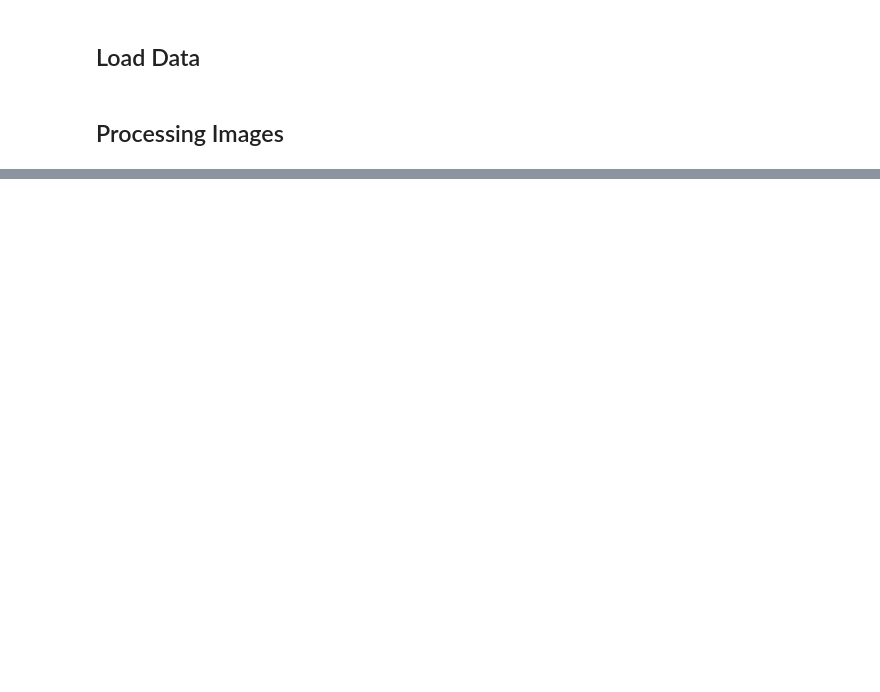
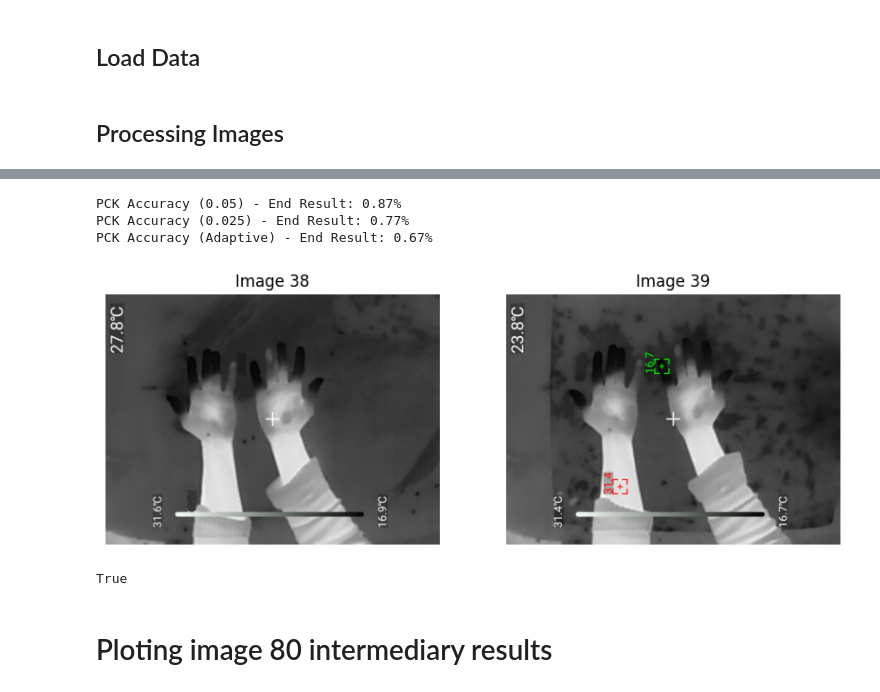
Before and after one commit to Zosiart/IR_Hand_Landmark_Recognition_Thesis_Project, a Jupyter notebook: src/landmark-recognition/compare-results.ipynb, the cells around one changed output, grey strips where cells are left out. Cells and saved outputs as stored; diff of their text form; code cells hidden in the pictures; blank space fills up the shorter version.

```diff
--- a/src/landmark-recognition/compare-results.ipynb
+++ b/src/landmark-recognition/compare-results.ipynb
@@ -690,15 +860,16 @@ def execute_transformation_pipeline_with_no_visible_fingers(image_path, image_na
     # Step 3: Enhance contrast using CLAHE
     clahe = cv2.createCLAHE(clipLimit=2.0, tileGridSize=(8, 8))
     enhanced_image = clahe.apply(image)
+    cv2.imwrite(f"../../resources/stylized-pictures/clahe/{image_name}_clahe.jpg", enhanced_image)
 
     # Step 4: Sharpen edges to highlight fingers
-    kernel = np.array([[-1, -1, -1],
-                       [-1,  9, -1],
-                       [-1, -1, -1]])
-    sharpened_image = cv2.filter2D(enhanced_image, -1, kernel)
-
-    # Change the image to RGB format
-    sharpened_image = cv2.cvtColor(sharpened_image, cv2.COLOR_GRAY2RGB)
+    # kernel = np.array([[-1, -1, -1],
+    #                    [-1,  9, -1],
+    #                    [-1, -1, -1]])
+    # sharpened_image = cv2.filter2D(enhanced_image, -1, kernel)
+    #
+    # # Change the image to RGB format
+    sharpened_image = cv2.cvtColor(enhanced_image, cv2.COLOR_GRAY2RGB)
 
     sharpened_image_path = f"../../resources/stylized-pictures/not_detected/sharpened/{image_name}_sharpened.png"
     cv2.imwrite(sharpened_image_path, sharpened_image)
@@ -1212,0 +1260,8 @@ Transformed Accuracy (Siggraph17): 65.05%
+# %%
+print(f"PCK Accuracy (0.05) - End Result: {pck_higher_threshold_end_result:.2f}%")
+print(f"PCK Accuracy (0.025) - End Result: {pck_lower_threshold_end_result:.2f}%")
+print(f"PCK Accuracy (Adaptive) - End Result: {pck_adaptive_end_result:.2f}%")
+# %% [output]
+PCK Accuracy (0.05) - End Result: 0.87%
+PCK Accuracy (0.025) - End Result: 0.77%
+PCK Accuracy (Adaptive) - End Result: 0.67%
@@ -1212,0 +1308,46 @@ Transformed Accuracy (Siggraph17): 65.05%
+# %%
+image_39_path = "../../resources/evaluation_dataset/IR/39_IMG20241127102649.jpg"
+image_39_name = "39_IMG20241127102649.jpg"
+image_38_path = "../../resources/evaluation_dataset/IR/38_IMG20241127102643.jpg"
+image_38_name = "38_IMG20241127102643.jpg"
+
+
+with open('../../resources/evaluation_dataset/IR_annotations/combined_FIX_IR.json', 'r') as f:
+    ground_truth_data = json.load(f)
+
+ground_truth_landmarks_39 = ground_truth_data[38]['landmarks']
+ground_truth_landmarks_38 = ground_truth_data[37]['landmarks']
+
+ground_truth_landmarks_38 = rotate_landmarks_90_counterclockwise(ground_truth_landmarks_38)
+ground_truth_landmarks_39 = rotate_landmarks_90_counterclockwise(ground_truth_landmarks_39)
+
+# Rotate both images
+image = cv2.imread(image_38_path)
+rotated = cv2.rotate(image, cv2.ROTATE_90_COUNTERCLOCKWISE)
+rotated_path = f"../../resources/stylized-pictures/rotated/{image_38_name}_rotated.png"
+cv2.imwrite(rotated_path, rotated)
+image_38_path = rotated_path
+
+image = cv2.imread(image_39_path)
+rotated = cv2.rotate(image, cv2.ROTATE_90_COUNTERCLOCKWISE)
+rotated_path = f"../../resources/stylized-pictures/rotated/{image_39_name}_rotated.png"
+cv2.imwrite(rotated_path, rotated)
+image_39_path = rotated_path
+
+# Remove temperature boxes
+no_boxes_image_path_38 = remove_temperature_boxes(image_38_path, image_38_name)
+no_boxes_image_path_39 = remove_temperature_boxes(image_39_path, image_39_name)
+
+
+# Plot both pictures
+fig, ax = plt.subplots(1, 2, figsize=(10, 5))
+ax[0].imshow(cv2.cvtColor(cv2.imread(no_boxes_image_path_38), cv2.COLOR_BGR2RGB))
+ax[0].set_title("Image 38")
+ax[0].axis('off')
+ax[1].imshow(cv2.cvtColor(cv2.imread(image_39_path), cv2.COLOR_BGR2RGB))
+ax[1].set_title("Image 39")
+ax[1].axis('off')
+
+plt.show()
+# %% [output]
+[figure, added]
@@ -1212,0 +1374,9 @@ Transformed Accuracy (Siggraph17): 65.05%
+# %%
+# Annotate landmarks
+image = cv2.imread('../../resources/paper/roi_threshold.png')
+annotated_image = draw_landmarks_on_image_from_json(image, {'landmarks': ground_truth_landmarks})
+cv2.imwrite('../../resources/paper/roi_threshold_annotated.png', annotated_image)
+# %% [output]
+True
+# %% [markdown]
+# Ploting image 80 intermediary results
```
Also changed, not shown: parts of 79 cells of this notebook, 2 other files.
